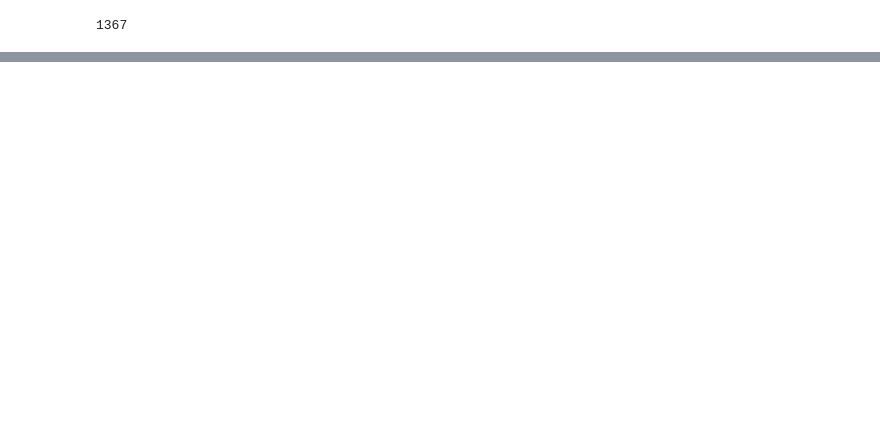
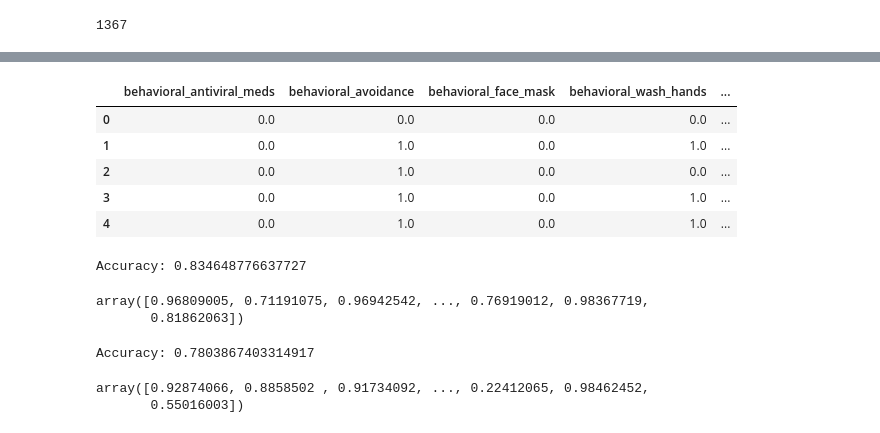
Before and after one commit to SergioManuelJob/FluShot-Learning, a Jupyter notebook: FluShot_Learning.ipynb, the cells around one changed output, grey strips where cells are left out. Drawn from its saved outputs; the diff is of its cells as text; code cells hidden in the pictures; blank space fills up the shorter version.

```diff
--- a/FluShot_Learning.ipynb
+++ b/FluShot_Learning.ipynb
@@ -221,0 +285,56 @@ Training the model to solve our problem.
+# %%
+seasonal_columns = ['behavioral_antiviral_meds', 'behavioral_avoidance', 'behavioral_face_mask','behavioral_wash_hands',
+                    'behavioral_large_gatherings', 'behavioral_outside_home', 'behavioral_touch_face','chronic_med_condition',
+                    'child_under_6_months', 'health_worker','health_insurance', 'age_group', 'education', 'race','sex',
+                    'income_poverty', 'marital_status', 'rent_or_own', 'employment_status', 'census_msa', 'household_adults',
+                    'household_children', 'doctor_recc_seasonal', 'opinion_seas_vacc_effective', 'opinion_seas_risk',
+                    'opinion_seas_sick_from_vacc']
+data_seasonal = data[seasonal_columns]
+data_seasonal.head()
+# %% [output]
+|  | behavioral_antiviral_meds | behavioral_avoidance | behavioral_face_mask | behavioral_wash_hands | ... |
+| 0 | 0.0 | 0.0 | 0.0 | 0.0 | ... |
+| 1 | 0.0 | 1.0 | 0.0 | 1.0 | ... |
+| 2 | 0.0 | 1.0 | 0.0 | 0.0 | ... |
+| 3 | 0.0 | 1.0 | 0.0 | 1.0 | ... |
+| 4 | 0.0 | 1.0 | 0.0 | 1.0 | ... |
+# %%
+from sklearn.model_selection import train_test_split
+from sklearn.linear_model import LogisticRegression
+from sklearn.metrics import accuracy_score
+
+y = data_targets['h1n1_vaccine']
+
+X_train, X_test, y_train, y_test = train_test_split(data_h1n1, y, test_size=0.2, random_state=42)
+model = LogisticRegression(max_iter=1000)
+model.fit(X_train, y_train)
+
+accuracy = accuracy_score(y_test, model.predict(X_test))
+
+print(f'Accuracy: {accuracy}')
+# %% [output]
+Accuracy: 0.834648776637727
+# %%
+y_pred_proba = model.predict_proba(data_h1n1)[:, 0]
+y_pred_proba
+# %% [output]
+array([0.96809005, 0.71191075, 0.96942542, ..., 0.76919012, 0.98367719,
+       0.81862063])
+# %%
+y2 = data_targets['seasonal_vaccine']
+
+X_train2, X_test2, y_train2, y_test2 = train_test_split(data_seasonal, y2, test_size=0.2, random_state=42)
+model2 = LogisticRegression(max_iter=1000)
+model2.fit(X_train2, y_train2)
+
+accuracy = accuracy_score(y_test2, model2.predict(X_test2))
+
+print(f'Accuracy: {accuracy}')
+# %% [output]
+Accuracy: 0.7803867403314917
+# %%
+y_pred_proba2 = model2.predict_proba(data_seasonal)[:, 0]
+y_pred_proba2
+# %% [output]
+array([0.92874066, 0.8858502 , 0.91734092, ..., 0.22412065, 0.98462452,
+       0.55016003])
```
Also changed, not shown: parts of 20 cells of this notebook.
